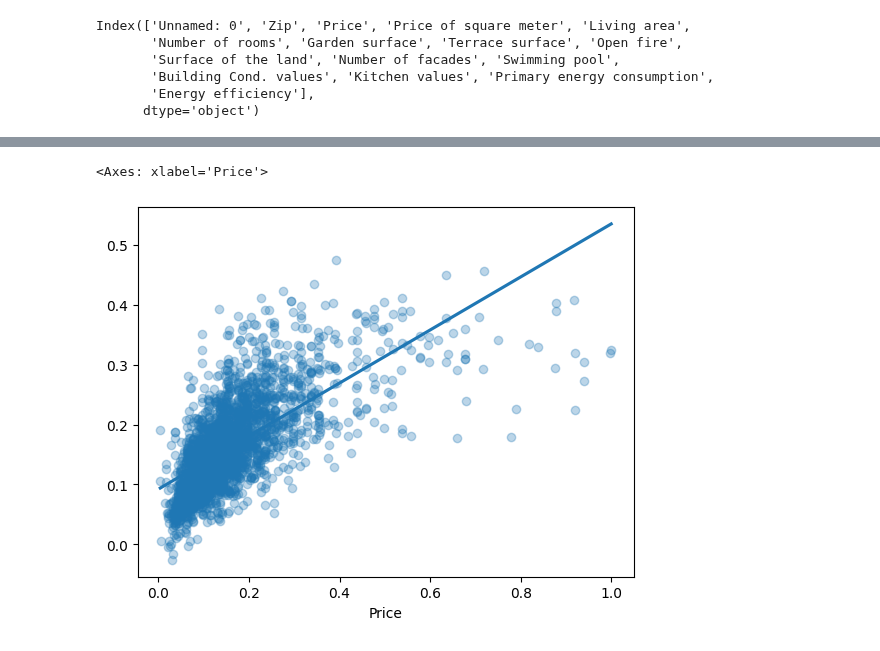
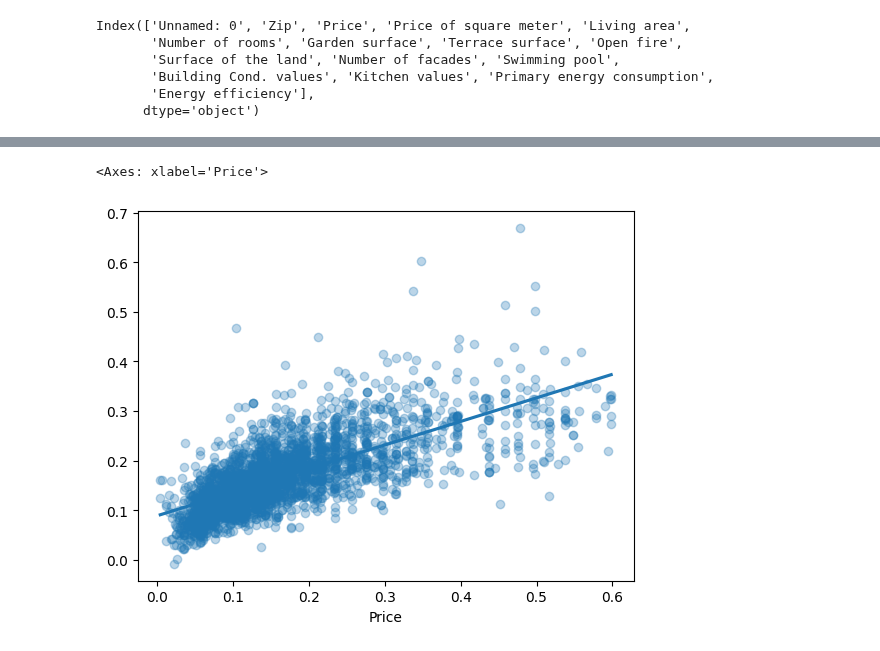
Before and after one commit to Ta-DevSark/challenge-regression, a Jupyter notebook: melike_test.ipynb, the cells around one changed output, grey strips where cells are left out. Drawn from its saved outputs; the diff is of its cells as text; code cells hidden in the pictures.

```diff
--- a/melike_test.ipynb
+++ b/melike_test.ipynb
@@ -100,3 +103,5 @@ print(house_df)
+# %%
+house_df = house_df[house_df['Price']<=0.6]
 # %%
 y = house_df[['Price']]
 X = house_df[[
@@ -107,9 +112,10 @@ X = house_df[[
        'Kitchen values',
        'Surface of the land',
        'Terrace surface',
-       'Garden surface',
+       # 'Garden surface',
        'Open fire',
-       'Swimming pool'
+       'Swimming pool',
+       'Primary energy consumption'
        ]]
 # %%
 # Split the data into training and testing sets
@@ -133,17 +139,21 @@ X_train, X_test, y_train, y_test = train_test_split(X, y, test_size=0.33, random
 # %%
 from sklearn.metrics import mean_squared_error, r2_score
 
-regression_model = LinearRegression()
+lr = LinearRegression()
 
-regression_model.fit(X_train, y_train)
+reg = lr.fit(X_train, y_train)
 
-y_predicted = regression_model.predict(X_test)
+y_predicted = lr.predict(X_test)
 
 rmse = mean_squared_error(y_test, y_predicted)
+print("rmse: ",rmse)
 
 r2 = r2_score(y_test, y_predicted)
+print("r2: ",r2)
 
-print(r2)
+score = reg.score(X, y)
+print("score: ", score)
 
-# regression_model.score(X_test,y_predicted)
+score2 = lr.score(X_test, y_test)
+print("score2: ", score2)
 # %% [output]
@@ -220,8 +184,8 @@ array([[0.10816503],
 # %%
-sns.regplot(x=y_test,y=predictions,ci=None,scatter_kws={'alpha': 0.3})
+sns.regplot(x=y_test,y=y_predicted,ci=None,scatter_kws={'alpha': 0.3})
 # %% [output]
 <Axes: xlabel='Price'>
-[figure, old version]
+[figure, new version]
 # %%
 sns.distplot((y_test-predictions),bins=50)
 # %% [output]
```
Also changed, not shown: parts of 13 cells of this notebook, 1 other file.
